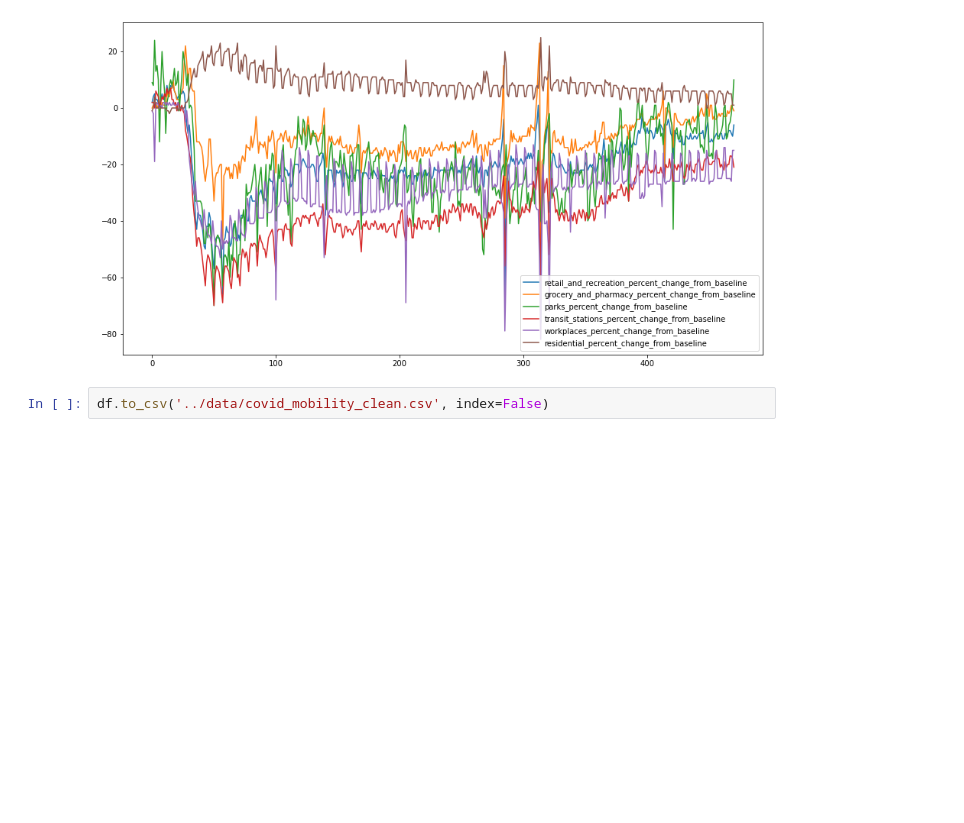
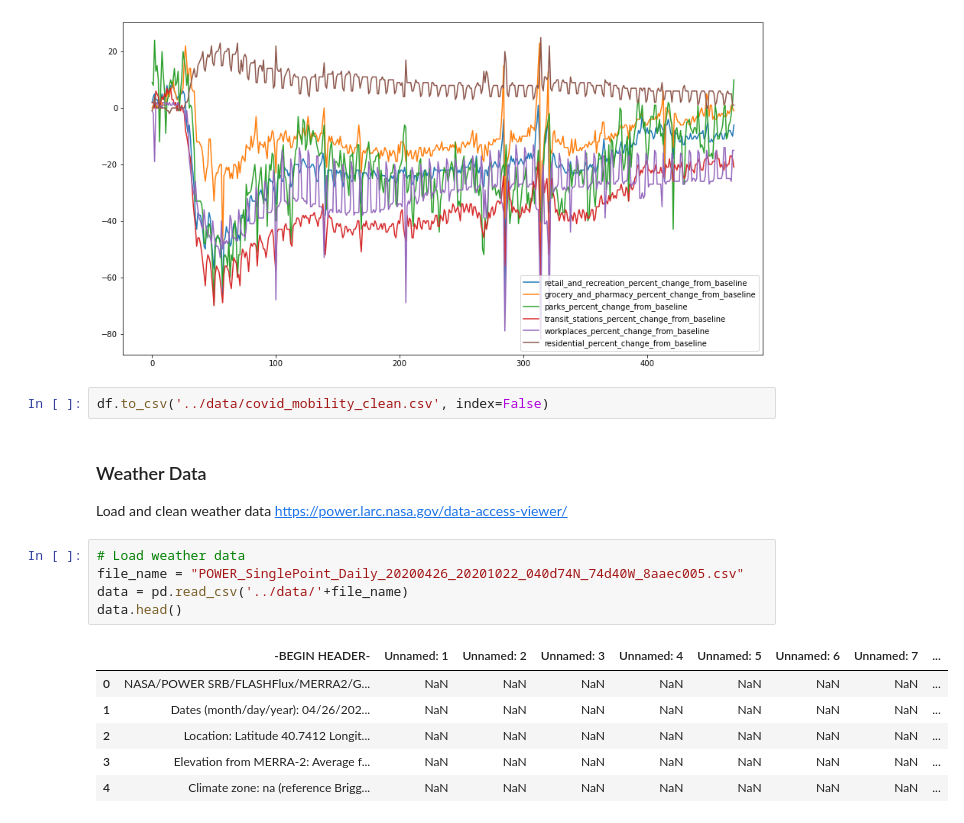
Before and after one commit to hammer-mt/VEX-MMM, a Jupyter notebook: notebooks/Data Cleaning.ipynb, the cells around one changed output. Saved outputs shown, nothing was run; the diff lists cells and outputs as text; blank space fills up the shorter version.

```diff
--- a/notebooks/Data Cleaning.ipynb
+++ b/notebooks/Data Cleaning.ipynb
@@ -475,3 +475,19 @@ merged.plot(figsize=(15,8));
 [figure]
 # %%
 df.to_csv('../data/covid_mobility_clean.csv', index=False)
+# %% [markdown]
+### Weather Data
+Load and clean weather data
+[https://power.larc.nasa.gov/data-access-viewer/](https://power.larc.nasa.gov/data-access-viewer/)
+# %%
+# Load weather data
+file_name = "POWER_SinglePoint_Daily_20200426_20201022_040d74N_74d40W_8aaec005.csv"
+data = pd.read_csv('../data/'+file_name)
+data.head()
+# %% [output]
+|  | -BEGIN HEADER- | Unnamed: 1 | Unnamed: 2 | Unnamed: 3 | Unnamed: 4 | Unnamed: 5 | Unnamed: 6 | Unnamed: 7 | ... |
+| 0 | NASA/POWER SRB/FLASHFlux/MERRA2/G... | NaN | NaN | NaN | NaN | NaN | NaN | NaN | ... |
+| 1 | Dates (month/day/year): 04/26/202... | NaN | NaN | NaN | NaN | NaN | NaN | NaN | ... |
+| 2 | Location: Latitude 40.7412 Longit... | NaN | NaN | NaN | NaN | NaN | NaN | NaN | ... |
+| 3 | Elevation from MERRA-2: Average f... | NaN | NaN | NaN | NaN | NaN | NaN | NaN | ... |
+| 4 | Climate zone: na (reference Brigg... | NaN | NaN | NaN | NaN | NaN | NaN | NaN | ... |
```
Also changed, not shown: parts of 11 cells of this notebook, 7 other files.
